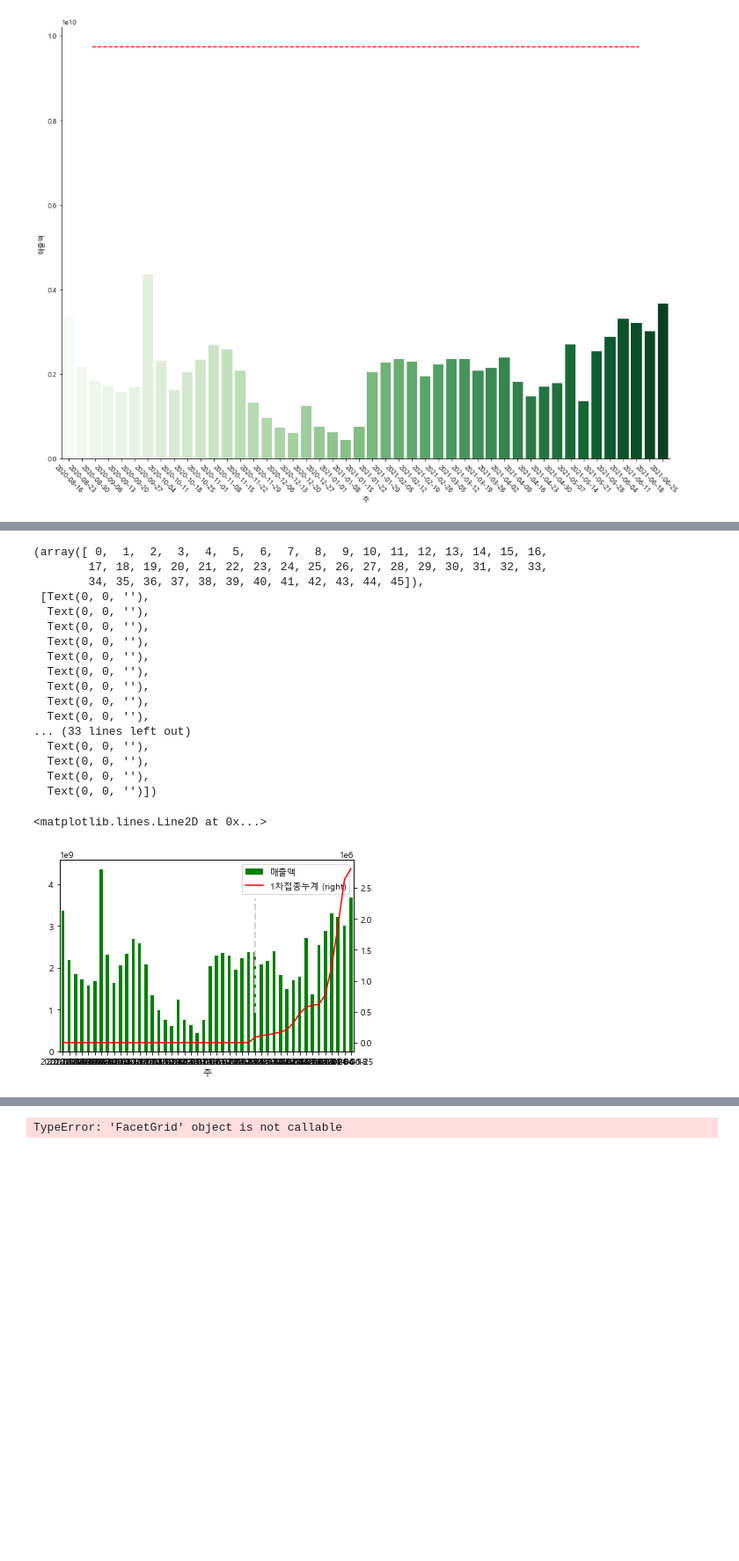
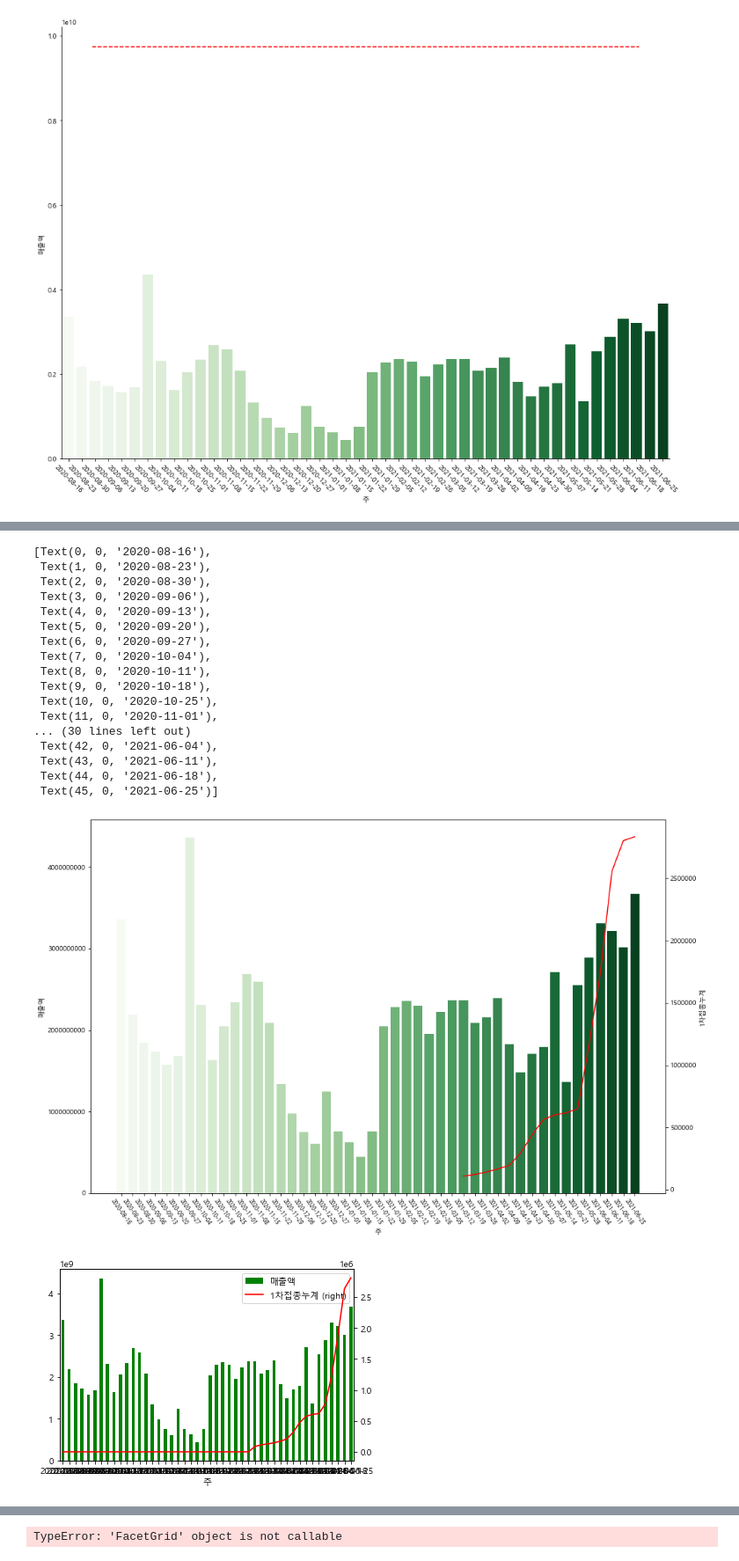
Before and after one commit to vvspearlvvs/MultiCampus_Project, a Jupyter notebook: 시각화_Testing/210818_시각화 테스트 자료.ipynb, the cells around one changed output, grey strips where cells are left out. Shown: that part at 88% size. Drawn from its saved outputs; the diff is of its cells as text; code cells hidden in the pictures; blank space fills up the shorter version.

```diff
--- a/시각화_Testing/210818_시각화 테스트 자료.ipynb
+++ b/시각화_Testing/210818_시각화 테스트 자료.ipynb
@@ -497,32 +515,66 @@ tot_seoul_data.head()
+# %%
+## seaborn 그래프 겹쳐서 그리기
+
+x =  final_data['주']
+y =  final_data['매출액']
+y1 = final_data['1차접종누계']
+
+
+
+fig, ax1 = plt.subplots() # initializes figure and plots
+
+ax = plt.gca()
+ax.get_yaxis().get_major_formatter().set_scientific(False)
+
+ax2 = ax1.twinx()
+plt.gcf().set_size_inches(15, 10)
+
+fig1 = sns.barplot(x = x, y = y, ax = ax1, palette = 'Greens') # plots the first set of data, and sets it to ax1. #
+fig2 = sns.lineplot(x = x, y = y1, color = 'red', ax = ax2) # plots the second set, and sets to ax2.
+
+
+#plt.axhline(avg_movie['매출액'][0],0.05, 0.95, color = 'red', linestyle = '--' )
+
+fig1.set_xticklabels(fig1.get_xticklabels(), rotation=-55, fontsize='small')
+
+
+ax = plt.gca()
+ax.get_yaxis().get_major_formatter().set_scientific(False)
+
+
+plt.show()
+# %% [output]
+[Text(0, 0, '2020-08-16'),
+ Text(1, 0, '2020-08-23'),
+ Text(2, 0, '2020-08-30'),
+ Text(3, 0, '2020-09-06'),
+ Text(4, 0, '2020-09-13'),
+ Text(5, 0, '2020-09-20'),
+ Text(6, 0, '2020-09-27'),
+ Text(7, 0, '2020-10-04'),
+ Text(8, 0, '2020-10-11'),
+ Text(9, 0, '2020-10-18'),
+ Text(10, 0, '2020-10-25'),
+ Text(11, 0, '2020-11-01'),
+... (30 lines left out)
+ Text(42, 0, '2021-06-04'),
+ Text(43, 0, '2021-06-11'),
+ Text(44, 0, '2021-06-18'),
+ Text(45, 0, '2021-06-25')]
+[figure, added]
 # %%
+
+#plt.figure(figsize=(20, 20))
 
 ax = final_data.plot(kind='bar', x='주', y='매출액', color='Green')
 ax2 = final_data.plot(kind='line', y='1차접종누계', color='Red', secondary_y=True, ax=ax)
 #plt.axhline(avg_movie['매출액'][0],0.05, 0.95, color = 'blue', linestyle = '--' )
-plt.xticks(rotation = - 45 )
-plt.axvline(30, 0.2, 0.8, color='lightgray', linestyle='--', linewidth=2)
+#plt.xticks(rotation = - 45 )
+#plt.axvline(30, 0.2, 0.8, color='lightgray', linestyle='--', linewidth=2)
 # yaxvline(x값, y축 시작, y축 끝, #(y축은 0 ~ 1 사이의 소수갑으로 표현)
 #plt.vlines(20, 500, 1500, color='red', linestyle='solid', linewidth=3)
 # %% [output]
-(array([ 0,  1,  2,  3,  4,  5,  6,  7,  8,  9, 10, 11, 12, 13, 14, 15, 16,
-        17, 18, 19, 20, 21, 22, 23, 24, 25, 26, 27, 28, 29, 30, 31, 32, 33,
-        34, 35, 36, 37, 38, 39, 40, 41, 42, 43, 44, 45]),
- [Text(0, 0, ''),
-  Text(0, 0, ''),
-  Text(0, 0, ''),
-  Text(0, 0, ''),
-  Text(0, 0, ''),
-  Text(0, 0, ''),
-  Text(0, 0, ''),
-  Text(0, 0, ''),
-  Text(0, 0, ''),
-... (33 lines left out)
-  Text(0, 0, ''),
-  Text(0, 0, ''),
-  Text(0, 0, ''),
-  Text(0, 0, '')])
-<matplotlib.lines.Line2D at 0x...>
-[figure, old version]
+[figure, new version]
 # %%
 
 ax = tot_seoul_data.plot(kind='bar', x='주', y='매출액', color='Green')
```
Also changed, not shown: parts of 17 cells of this notebook, 1 other file.
